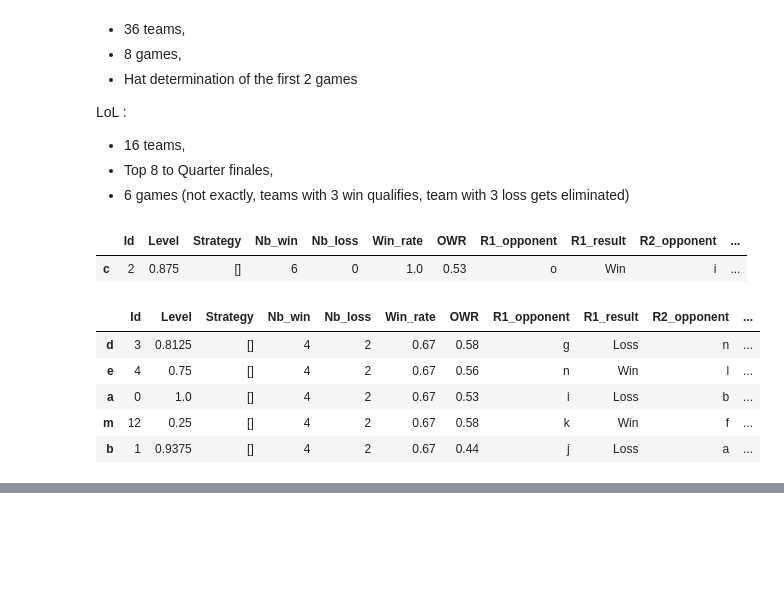
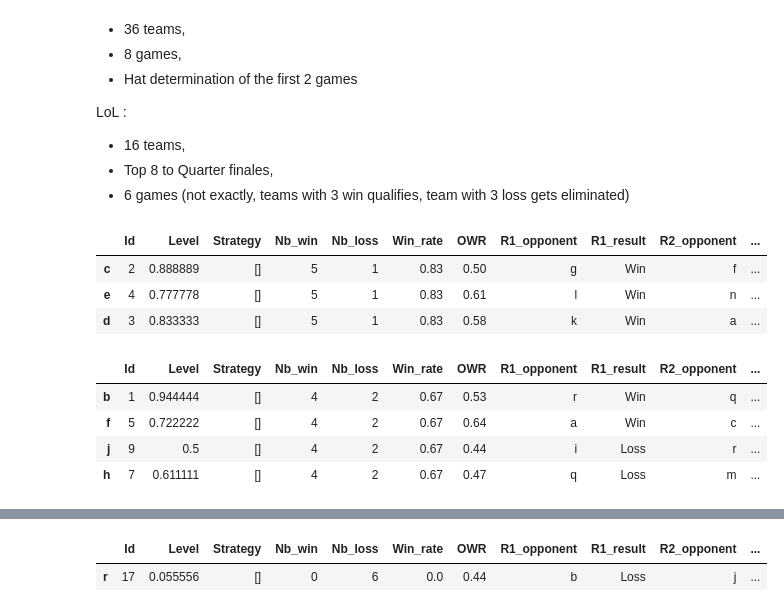
Before and after one commit to arnaud-odet/swiss_rounds_simulator, a Jupyter notebook: swiss_round.ipynb, the cells around one changed output, grey strips where cells are left out. Saved outputs shown, nothing was run; the diff lists cells and outputs as text; code cells hidden in the pictures; blank space fills up the shorter version.

```diff
--- a/swiss_round.ipynb
+++ b/swiss_round.ipynb
@@ -24,21 +24,22 @@ LoL :
 * Top 8 to Quarter finales,
 * 6 games (not exactly, teams with 3 win qualifies, team with 3 loss gets eliminated)
 # %%
-n_teams = 16
+n_teams = 18
 n_rounds = 6
 
 lt = simulate_tournament(nb_teams=n_teams, nb_games=n_rounds, method='probabilistic', delta_level='linear', verbose = False)
 for i in range(n_rounds+1):
     sub_lt = lt.query(f"Nb_win == {n_rounds-i}")
     if sub_lt.shape[0] != 0:
         display(sub_lt)
 # %% [output]
 |  | Id | Level | Strategy | Nb_win | Nb_loss | Win_rate | OWR | R1_opponent | R1_result | R2_opponent | ... |
-| c | 2 | 0.875 | [] | 6 | 0 | 1.0 | 0.53 | o | Win | i | ... |
+| c | 2 | 0.888889 | [] | 5 | 1 | 0.83 | 0.50 | g | Win | f | ... |
+| e | 4 | 0.777778 | [] | 5 | 1 | 0.83 | 0.61 | l | Win | n | ... |
+| d | 3 | 0.833333 | [] | 5 | 1 | 0.83 | 0.58 | k | Win | a | ... |
 |  | Id | Level | Strategy | Nb_win | Nb_loss | Win_rate | OWR | R1_opponent | R1_result | R2_opponent | ... |
-| d | 3 | 0.8125 | [] | 4 | 2 | 0.67 | 0.58 | g | Loss | n | ... |
-| e | 4 | 0.75 | [] | 4 | 2 | 0.67 | 0.56 | n | Win | l | ... |
-| a | 0 | 1.0 | [] | 4 | 2 | 0.67 | 0.53 | i | Loss | b | ... |
-| m | 12 | 0.25 | [] | 4 | 2 | 0.67 | 0.58 | k | Win | f | ... |
-| b | 1 | 0.9375 | [] | 4 | 2 | 0.67 | 0.44 | j | Loss | a | ... |
+| b | 1 | 0.944444 | [] | 4 | 2 | 0.67 | 0.53 | r | Win | q | ... |
+| f | 5 | 0.722222 | [] | 4 | 2 | 0.67 | 0.64 | a | Win | c | ... |
+| j | 9 | 0.5 | [] | 4 | 2 | 0.67 | 0.44 | i | Loss | r | ... |
+| h | 7 | 0.611111 | [] | 4 | 2 | 0.67 | 0.47 | q | Loss | m | ... |
 |  | Id | Level | Strategy | Nb_win | Nb_loss | Win_rate | OWR | R1_opponent | R1_result | R2_opponent | ... |
@@ -56,0 +58,2 @@ for i in range(n_rounds+1):
+|  | Id | Level | Strategy | Nb_win | Nb_loss | Win_rate | OWR | R1_opponent | R1_result | R2_opponent | ... |
+| r | 17 | 0.055556 | [] | 0 | 6 | 0.0 | 0.44 | b | Loss | j | ... |
```
Also changed, not shown: parts of 6 cells of this notebook, 2 other files.
